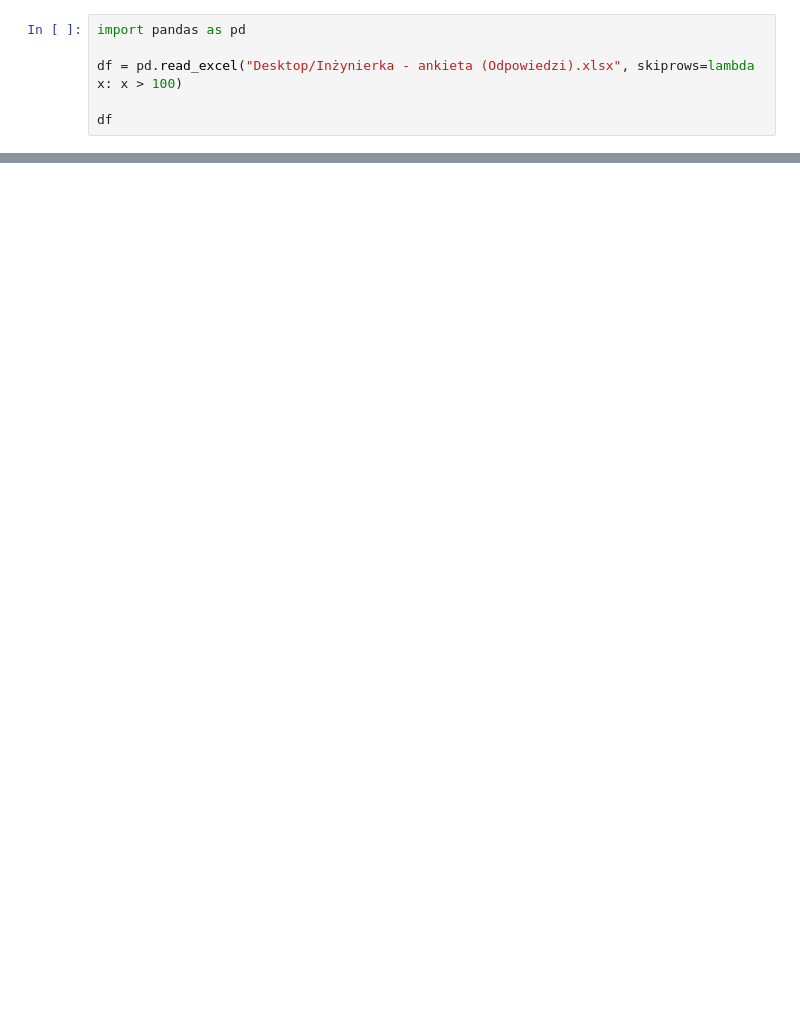
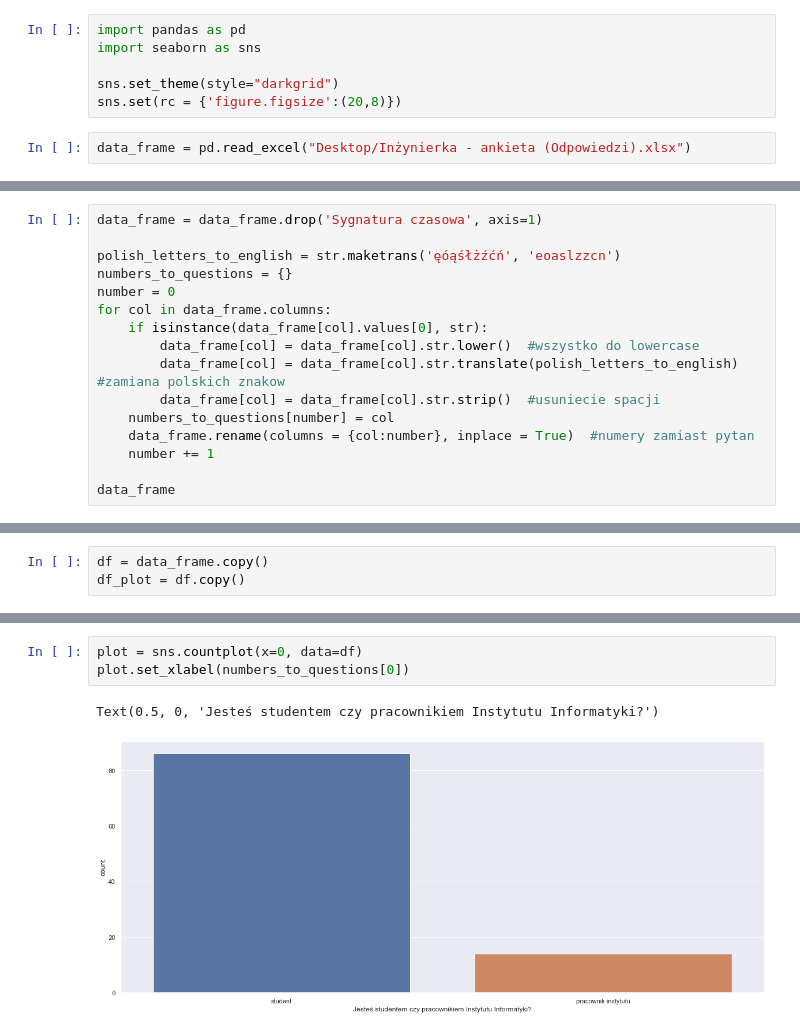
Before and after one commit to Zaffirar/NieJestemDziekanem, a Jupyter notebook: Inzynierka.ipynb, the cells around one changed output, grey strips where cells are left out. Cells and saved outputs as stored; diff of their text form; blank space fills up the shorter version.

```diff
--- a/Inzynierka.ipynb
+++ b/Inzynierka.ipynb
@@ -1,6 +3,8 @@
+# %%
+import pandas as pd
+import seaborn as sns
+
+sns.set_theme(style="darkgrid")
+sns.set(rc = {'figure.figsize':(20,8)})
 # %%
-import pandas as pd
-
-df = pd.read_excel("Desktop/Inżynierka - ankieta (Odpowiedzi).xlsx", skiprows=lambda x: x > 100)
-
-df
+data_frame = pd.read_excel("Desktop/Inżynierka - ankieta (Odpowiedzi).xlsx")
@@ -20,0 +11,16 @@ df
+# %%
+data_frame = data_frame.drop('Sygnatura czasowa', axis=1)
+
+polish_letters_to_english = str.maketrans('ęóąśłżźćń', 'eoaslzzcn')
+numbers_to_questions = {}
+number = 0
+for col in data_frame.columns:
+    if isinstance(data_frame[col].values[0], str):
+        data_frame[col] = data_frame[col].str.lower()  #wszystko do lowercase
+        data_frame[col] = data_frame[col].str.translate(polish_letters_to_english)  #zamiana polskich znakow
+        data_frame[col] = data_frame[col].str.strip()  #usuniecie spacji
+    numbers_to_questions[number] = col
+    data_frame.rename(columns = {col:number}, inplace = True)  #numery zamiast pytan
+    number += 1
+
+data_frame
@@ -20,0 +41,3 @@ df
+# %%
+df = data_frame.copy()
+df_plot = df.copy()
@@ -20,0 +64,6 @@ df
+# %%
+plot = sns.countplot(x=0, data=df)
+plot.set_xlabel(numbers_to_questions[0])
+# %% [output]
+Text(0.5, 0, 'Jesteś studentem czy pracownikiem Instytutu Informatyki?')
+[figure, added]
```
Also changed, not shown: parts of 43 cells of this notebook.
